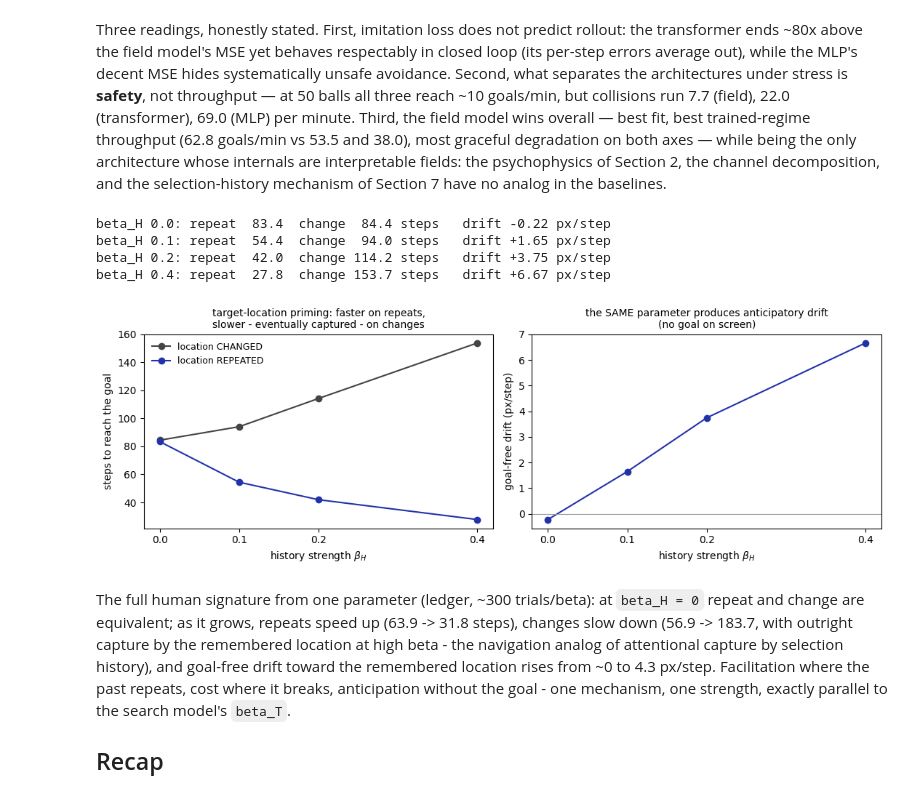
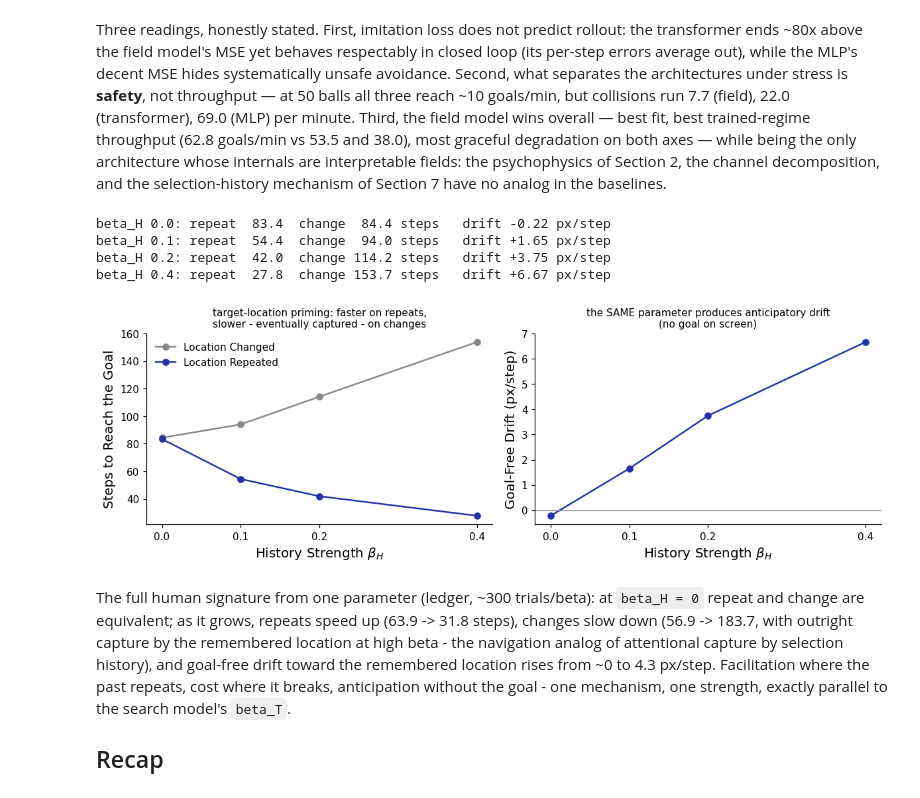
Before and after one commit to HanZhang-psych/Ego-Spatial-Sense, a Jupyter notebook: 2D-Escaping-Ball/tutorial_action_agent.ipynb, the cells around one changed output. Cells and saved outputs as stored; diff of their text form; code cells hidden in the pictures.

```diff
--- a/2D-Escaping-Ball/tutorial_action_agent.ipynb
+++ b/2D-Escaping-Ball/tutorial_action_agent.ipynb
@@ -431,7 +445,7 @@ import glob
 
 import matplotlib.pyplot as plt
 
-colors = {"es2": "#2233aa", "mlp": "#cc7722", "transformer": "#118844"}
+colors = {"es2": C_ES2, "mlp": C_MLP, "transformer": C_TRF}
 labels = {"es2": "goal ES2 (field model)", "mlp": "goal MLP",
           "transformer": "goal transformer"}
 
@@ -465,10 +479,10 @@ for m in colors:
     ax.plot(range(1, len(loss[m]) + 1), loss[m], color=colors[m], lw=1.4,
             label=labels[m])
 ax.set_yscale("log")
-ax.set_xlabel("epoch (188 gradient updates each, identical recipe)")
-ax.set_ylabel("MSE vs the expert (log scale)")
-ax.set_title("training", fontsize=10)
-ax.legend(frameon=False, fontsize=9)
+ax.set_xlabel("Epoch (188 gradient updates each)", fontsize=13)
+ax.set_ylabel("MSE vs the Expert (log scale)", fontsize=13)
+ax.set_title("training, identical recipe", fontsize=10)
+ax.legend()
 for ax, x_key, fixed, xlab, ttl in [
         (axes[1], "num_balls", {"speed_multiplier": 1.0}, "number of balls",
          "density generalization (trained on 10)"),
@@ -479,10 +493,11 @@ for ax, x_key, fixed, xlab, ttl in [
         _, c = curve(m, "collisions_per_min", fixed, x_key)
         ax.plot(x, g, "o-", color=colors[m], lw=1.6, ms=4, label=labels[m])
         ax.plot(x, c, "o--", color=colors[m], lw=1.2, ms=4, alpha=0.6)
-    ax.set_xlabel(xlab)
-    ax.set_ylabel("per minute  (solid = goals, dashed = collisions)")
+    ax.set_xlabel(xlab.capitalize(), fontsize=13)
+    ax.set_ylabel("Per Minute\n(solid = goals, dashed = collisions)", fontsize=13)
     ax.set_title(ttl, fontsize=10)
-    ax.legend(frameon=False, fontsize=8)
+    ax.set_ylim(bottom=0)
+    ax.legend(fontsize=9)
 plt.tight_layout()
 plt.show()
 # %% [output]
@@ -513,43 +528,43 @@ pargs = SimpleNamespace(num_features=360, num_balls=10, width=W, height=H,
                         max_speed=10.0, goal_timeout=300, goal_free_steps=25,
                         ecc_min=250.0, ecc_max=330.0, num_trials=61)
 betas = [0.0, 0.1, 0.2, 0.4]
 rep, chg, drift = [], [], []
 for b in betas:
     rows = priming_run_seed(model, b, pargs, 42) \
          + priming_run_seed(model, b, pargs, 43)
     def m(kind, idx):
         v = [r[idx] for r in rows if r[0] == kind and r[idx] is not None
              and not (isinstance(r[idx], float) and math.isnan(r[idx]))]
         return sum(v) / len(v)
     rep.append(m("repeat", 1)); chg.append(m("change", 1))
     dv = [r[3] for r in rows if not math.isnan(r[3])]
     drift.append(sum(dv) / len(dv))
     print(f"beta_H {b:.1f}: repeat {rep[-1]:5.1f}  change {chg[-1]:5.1f} steps"
           f"   drift {drift[-1]:+.2f} px/step")
 
 fig, axes = plt.subplots(1, 2, figsize=(11, 3.8))
-axes[0].plot(betas, chg, "o-", color="#444444", label="location CHANGED")
-axes[0].plot(betas, rep, "o-", color="#2233aa", label="location REPEATED")
-axes[0].set_xlabel(r"history strength $\beta_H$")
-axes[0].set_ylabel("steps to reach the goal")
+axes[0].plot(betas, chg, "o-", color=C_GRAY, ms=6, label="Location Changed")
+axes[0].plot(betas, rep, "o-", color=C_ES2, ms=6, label="Location Repeated")
+axes[0].set_xlabel(r"History Strength $\beta_H$", fontsize=13)
+axes[0].set_ylabel("Steps to Reach the Goal", fontsize=13)
 axes[0].set_title("target-location priming: faster on repeats,\n"
                   "slower - eventually captured - on changes", fontsize=10)
-axes[0].set_xticks(betas); axes[0].legend(frameon=False, fontsize=9)
-axes[1].plot(betas, drift, "o-", color="#2233aa")
-axes[1].axhline(0, color="#999999", lw=0.8)
-axes[1].set_xlabel(r"history strength $\beta_H$")
-axes[1].set_ylabel("goal-free drift (px/step)")
+axes[0].set_xticks(betas); axes[0].legend()
+axes[1].plot(betas, drift, "o-", color=C_ES2, ms=6)
+axes[1].axhline(0, color=C_GRAY, lw=0.8)
+axes[1].set_xlabel(r"History Strength $\beta_H$", fontsize=13)
+axes[1].set_ylabel("Goal-Free Drift (px/step)", fontsize=13)
 axes[1].set_title("the SAME parameter produces anticipatory drift\n"
                   "(no goal on screen)", fontsize=10)
 axes[1].set_xticks(betas)
 plt.tight_layout()
 plt.show()
 # %% [output]
 beta_H 0.0: repeat  83.4  change  84.4 steps   drift -0.22 px/step
 beta_H 0.1: repeat  54.4  change  94.0 steps   drift +1.65 px/step
 beta_H 0.2: repeat  42.0  change 114.2 steps   drift +3.75 px/step
 beta_H 0.4: repeat  27.8  change 153.7 steps   drift +6.67 px/step
-[figure, old version]
+[figure, new version]
 # %% [markdown]
 The full human signature from one parameter (ledger, ~300
 trials/beta): at `beta_H = 0` repeat and change are equivalent; as it
```
Also changed, not shown: parts of 9 cells of this notebook.
